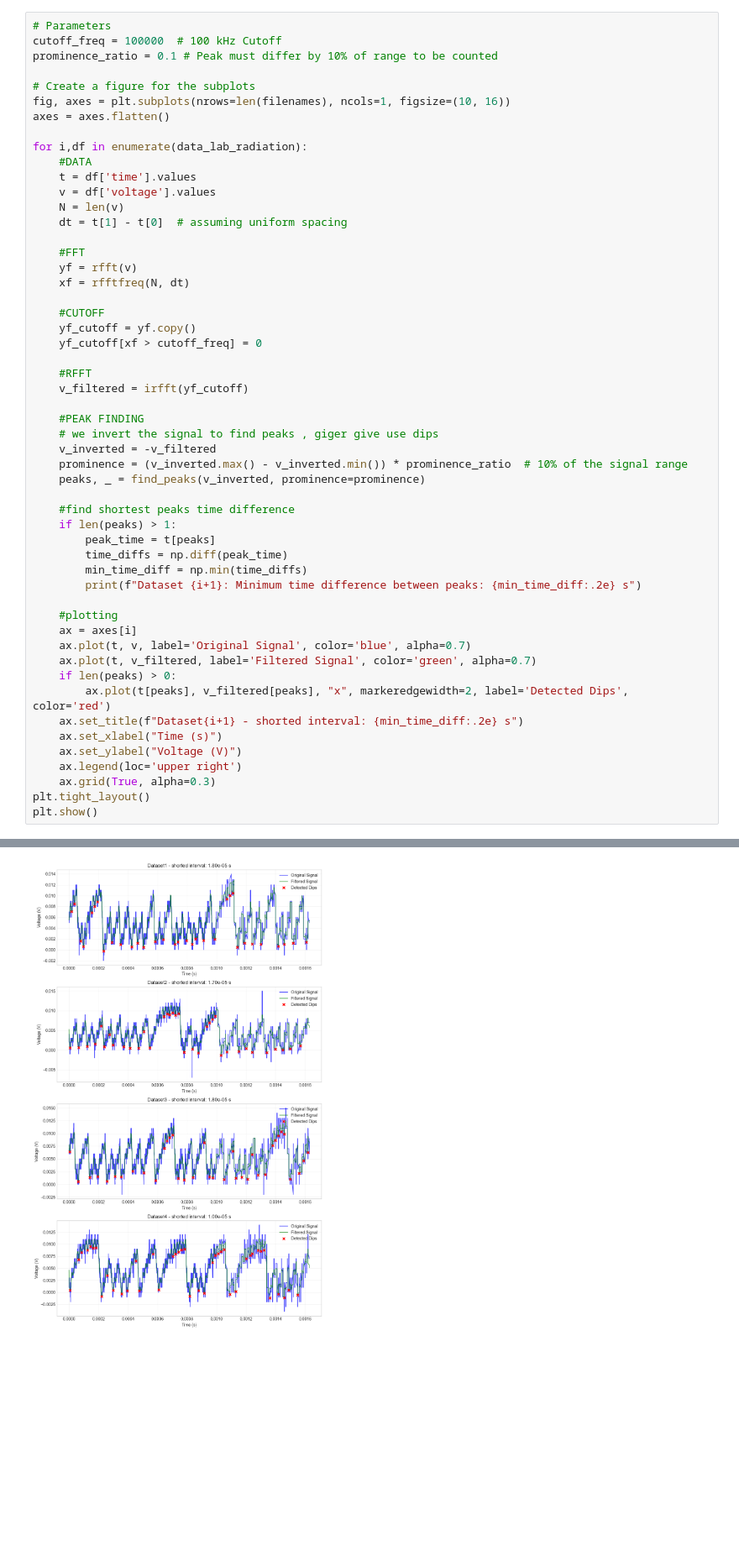
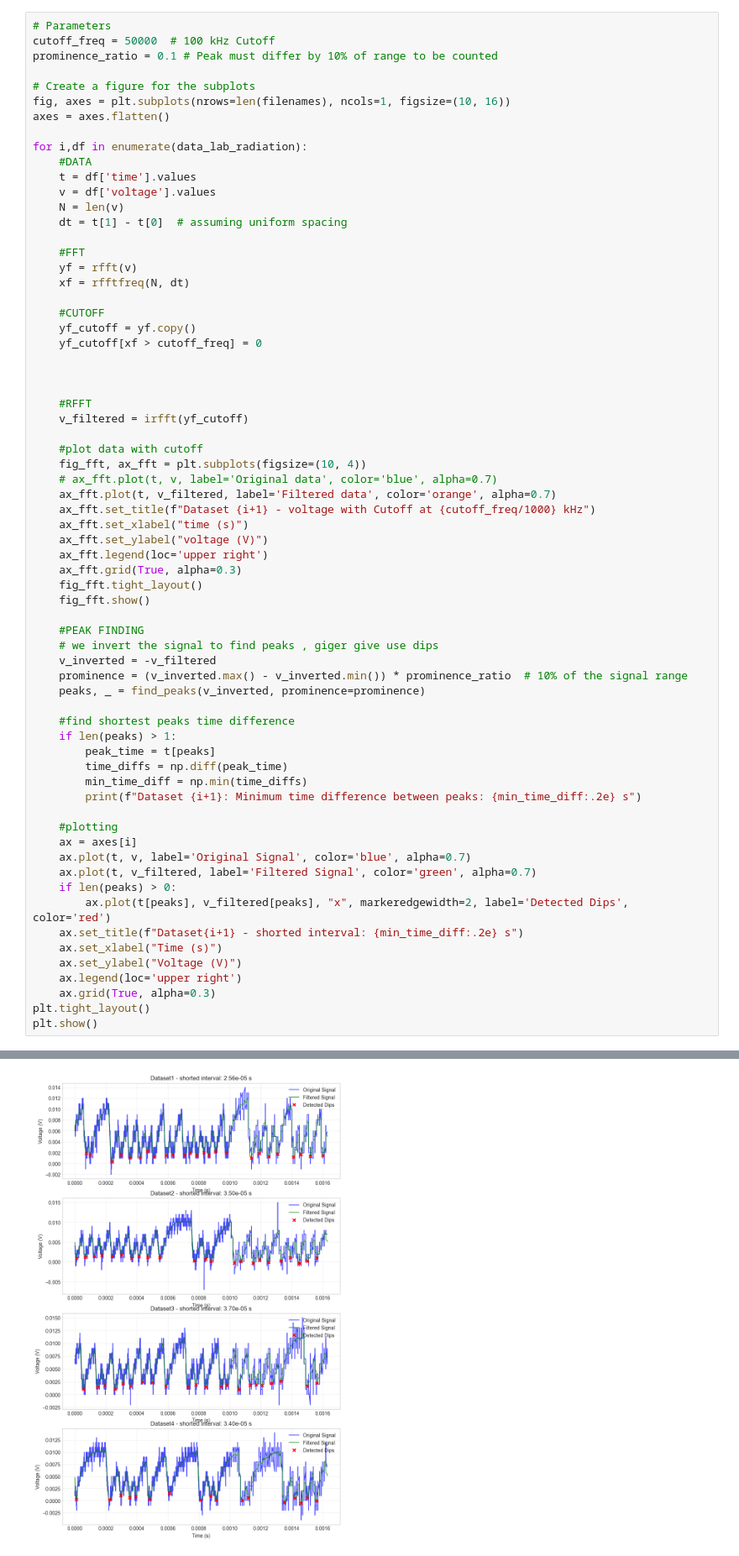
Before and after one commit to erez-by/lab-2-nuclear, a Jupyter notebook: radietion_FFT.ipynb, the cells around one changed output, grey strips where cells are left out. Shown: that part at 84% size. Cells and saved outputs as stored; diff of their text form; blank space fills up the shorter version.

Commit message:
ploting the cutoff data also

```diff
--- a/radietion_FFT.ipynb
+++ b/radietion_FFT.ipynb
@@ -50,7 +50,7 @@ To measure the dead time accurately, we must remove the high-frequency noise inh
 4. **Peak Detection:** Identify local minima (dips) and calculate the time difference ($\Delta t$) between them.
 # %%
 # Parameters
-cutoff_freq = 100000  # 100 kHz Cutoff
+cutoff_freq = 50000  # 100 kHz Cutoff
 prominence_ratio = 0.1 # Peak must differ by 10% of range to be counted
 
 # Create a figure for the subplots
@@ -72,8 +72,22 @@ for i,df in enumerate(data_lab_radiation):
     yf_cutoff = yf.copy()
     yf_cutoff[xf > cutoff_freq] = 0
 
+
+
     #RFFT
     v_filtered = irfft(yf_cutoff)
+
+    #plot data with cutoff
+    fig_fft, ax_fft = plt.subplots(figsize=(10, 4))
+    # ax_fft.plot(t, v, label='Original data', color='blue', alpha=0.7)
+    ax_fft.plot(t, v_filtered, label='Filtered data', color='orange', alpha=0.7)
+    ax_fft.set_title(f"Dataset {i+1} - voltage with Cutoff at {cutoff_freq/1000} kHz")
+    ax_fft.set_xlabel("time (s)")
+    ax_fft.set_ylabel("voltage (V)")
+    ax_fft.legend(loc='upper right')
+    ax_fft.grid(True, alpha=0.3)
+    fig_fft.tight_layout()
+    fig_fft.show()
 
     #PEAK FINDING
     # we invert the signal to find peaks , giger give use dips
@@ -109 +123 @@ Dataset 4: Minimum time difference between peaks: 1.00e-05 s
-[figure, old version]
+[figure, new version]
```
Also changed, not shown: parts of 1 cell of this notebook.
